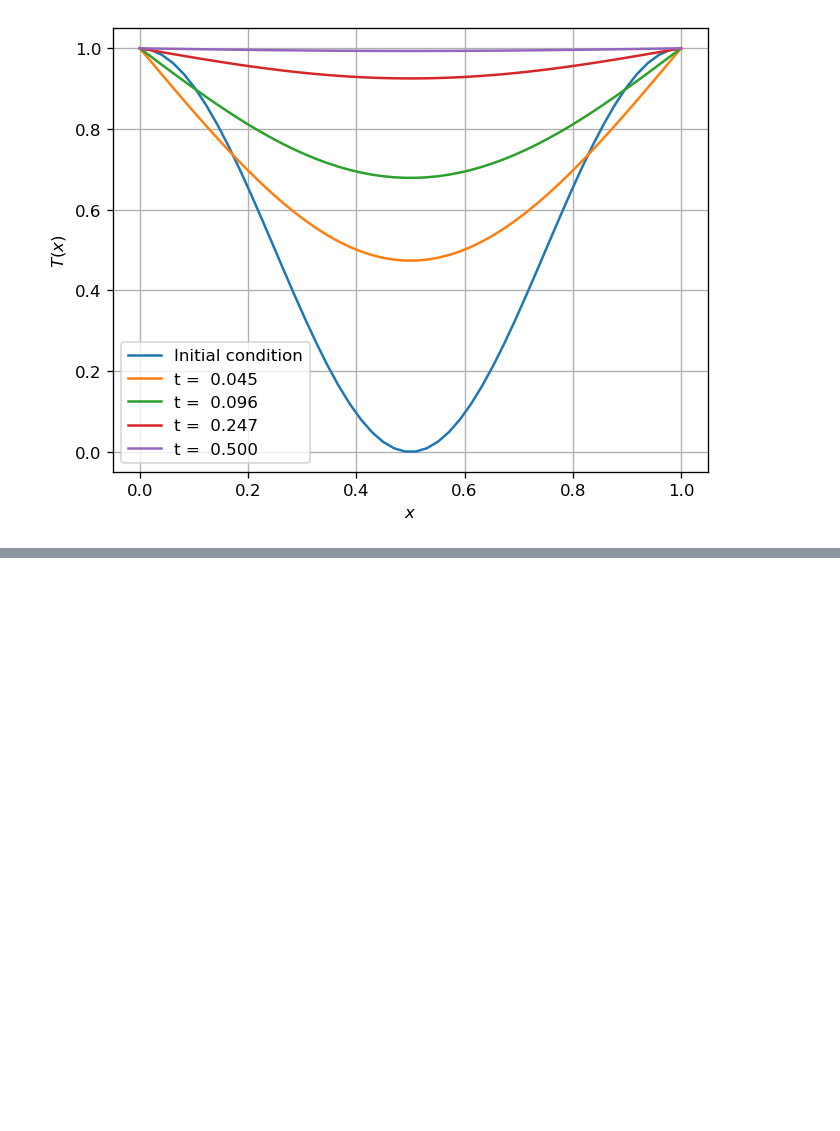
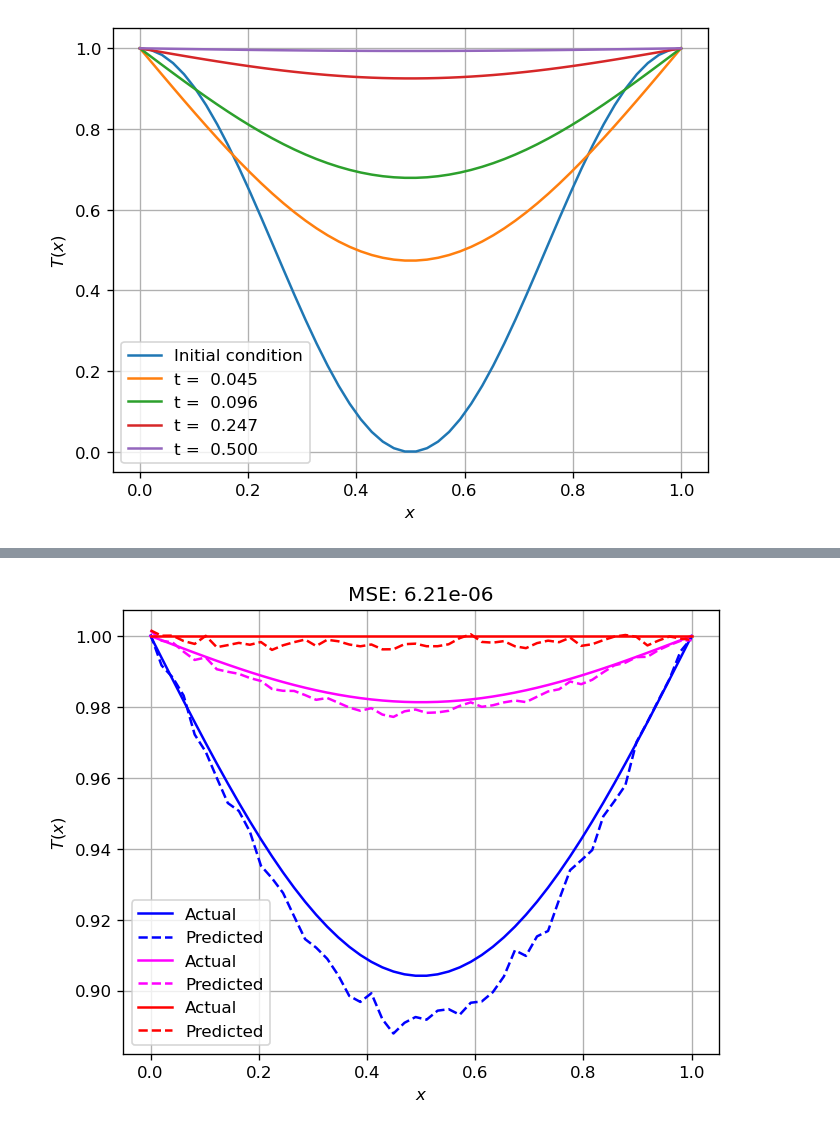
Before and after one commit to sottoviafilippo/NN_trial, a Jupyter notebook: try_RNN_heat_eq.ipynb, the cells around one changed output, grey strips where cells are left out. Saved outputs shown, nothing was run; the diff lists cells and outputs as text; code cells hidden in the pictures; blank space fills up the shorter version.

```diff
--- a/try_RNN_heat_eq.ipynb
+++ b/try_RNN_heat_eq.ipynb
@@ -139,3 +155,65 @@ Epoch [200/200], Loss: 0.000007
 # %%
-# note that for the specific case at hand it would be more intelligent to use a DMD (dynamic mode decomposition, based on Koopman theory)
-# but this was just (for the moment) a training ground to play with RNNs
+# now test the model on solutions obtained for the heat equation with another thermal diffusivity (a below)
+
+a = 4.0 # thermal diffusivity
+
+Nx = 50
+x, dx = np.linspace(0, 1, Nx, retstep = True)
+initial_temp = np.cos(np.pi*x)**2# some simple initial temperature that respects the boundary conditions
+solutions_a = [initial_temp] # store the initial condition as the solution at t = 0
+Nt = 100
+t_end = 0.5
+times, dt = np.linspace(0, t_end, Nt, retstep = True)
+D2 = diags([1, -2, 1], offsets=[-1, 0, 1], shape=(Nx, Nx), format='csr') / dx**2 # second derivative matrix
+A = eye(Nx, format='csr') - a * dt * D2 # matrix for equation to be solved in implicit Euler
+# enforce the boundary conditions directly in the matrix
+A = A.tolil()
+A[0, :] = 0;  A[0, 0] = 1; A[-1, :] = 0; A[-1, -1] = 1
+A = A.tocsr()
+
+# now let the system evolve. if we use explicit Euler for stability we need the CFL condition
+# so to get around this issue we use implicit Euler
+for k in range(Nt):
+    solutions_a.append(spsolve(A, solutions_a[-1]))
+
+
+# now apply an RNN to the solutions
+# first, format the data for the RNN
+window_size = 12
+
+solution_intervals_a = [] # ensemble of the solution vectors
+targets_a = [] # the solution to be predicted, i.e. the one after each window
+
+for i in range(Nt - window_size):
+    solution_intervals_a.append(solutions_a[i:i+window_size])
+    targets_a.append(solutions_a[i + window_size])  # what we want to predict
+
+# Convert to PyTorch tensors with shapes: (Batch, Seq_Len, Features)
+# use unsqueeze so that the RNN sees each time values as a vector of size 1 (and not as a scalar)
+solution_intervals_a_tensor = torch.tensor(np.array(solution_intervals_a), dtype=torch.float32)
+targets_tensor_a            = torch.tensor(np.array(targets_a), dtype=torch.float32)
+
+model.eval() # sets the model to inference mode
+# do a bunch of predictions
+with torch.no_grad(): # torch.no_grad disables gradient computation, so the nn will not be changed during the forward pass
+    # Pick a window from the solution and predict the next frame
+    test_input_a = solution_intervals_a_tensor[:]  # (1, window_size, Nx).  start:finish
+    predicted_a  = model(test_input_a).squeeze(0).numpy() # apply the model to the input and get a prediction
+    actual_a     = targets_tensor_a[:].numpy() # indeed, the target to reproduce
+
+
+
+# plot some of the predictions
+plt.figure(dpi = 120)
+plt.plot(x, actual_a[0],    label="Actual", color = 'blue')
+plt.plot(x, predicted_a[0], label="Predicted", linestyle='--', color = 'blue')
+plt.plot(x, actual_a[9],    label="Actual", color = 'magenta')
+plt.plot(x, predicted_a[9], label="Predicted", linestyle='--', color = 'magenta')
+plt.plot(x, actual_a[-1],    label="Actual", color = 'red')
+plt.plot(x, predicted_a[-1], label="Predicted", linestyle='--', color = 'red')
+plt.xlabel("$x$"); plt.ylabel("$T(x)$")
+plt.title(f"MSE: {np.mean((predicted_a - actual_a)**2):.2e}")
+#plt.ylim((0,1))
+plt.legend(); plt.grid(); plt.show()
+# %% [output]
+[figure, added]
```
Also changed, not shown: parts of 5 cells of this notebook.
